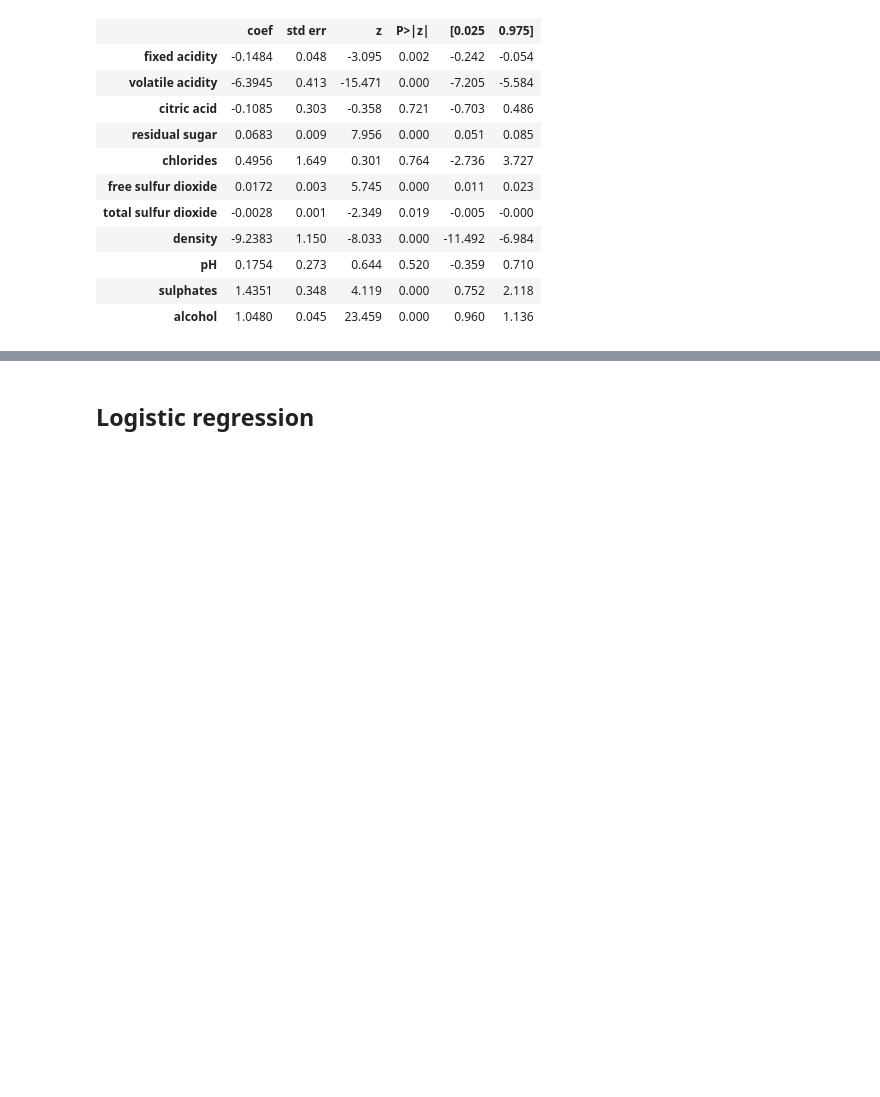
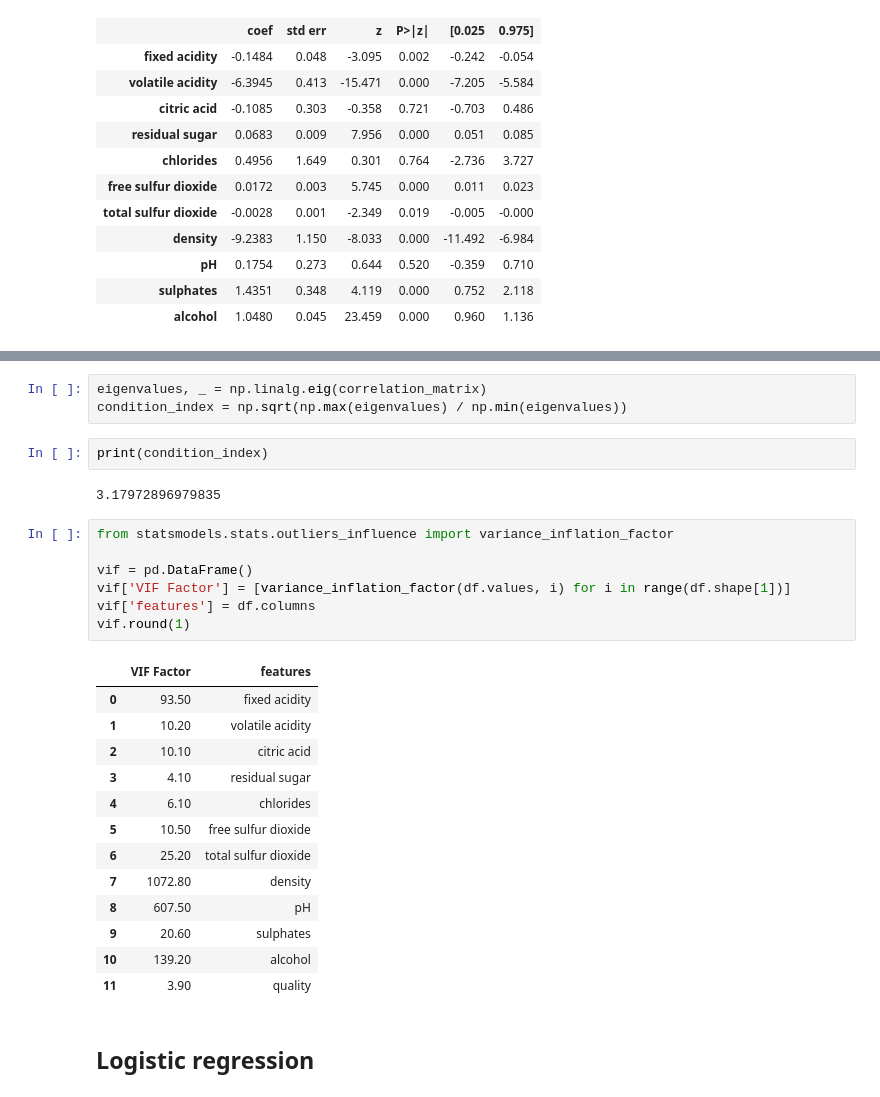
Before and after one commit to dev-frog/WM-ASDS04, a Jupyter notebook: winetest/winetest.ipynb, the cells around one changed output, grey strips where cells are left out. Cells and saved outputs as stored; diff of their text form; blank space fills up the shorter version.

```diff
--- a/winetest/winetest.ipynb
+++ b/winetest/winetest.ipynb
@@ -413,3 +448,31 @@ Logit Regression Results
+# %%
+eigenvalues, _ = np.linalg.eig(correlation_matrix)
+condition_index = np.sqrt(np.max(eigenvalues) / np.min(eigenvalues))
+# %%
+print(condition_index)
+# %% [output]
+3.17972896979835
+# %%
+from statsmodels.stats.outliers_influence import variance_inflation_factor
+
+vif = pd.DataFrame()
+vif['VIF Factor'] = [variance_inflation_factor(df.values, i) for i in range(df.shape[1])]
+vif['features'] = df.columns
+vif.round(1)
+# %% [output]
+|  | VIF Factor | features |
+| 0 | 93.50 | fixed acidity |
+| 1 | 10.20 | volatile acidity |
+| 2 | 10.10 | citric acid |
+| 3 | 4.10 | residual sugar |
+| 4 | 6.10 | chlorides |
+| 5 | 10.50 | free sulfur dioxide |
+| 6 | 25.20 | total sulfur dioxide |
+| 7 | 1072.80 | density |
+| 8 | 607.50 | pH |
+| 9 | 20.60 | sulphates |
+| 10 | 139.20 | alcohol |
+| 11 | 3.90 | quality |
 # %% [markdown]
 ## Logistic regression
 # %%
```
Also changed, not shown: parts of 4 cells of this notebook, 38 other files.
